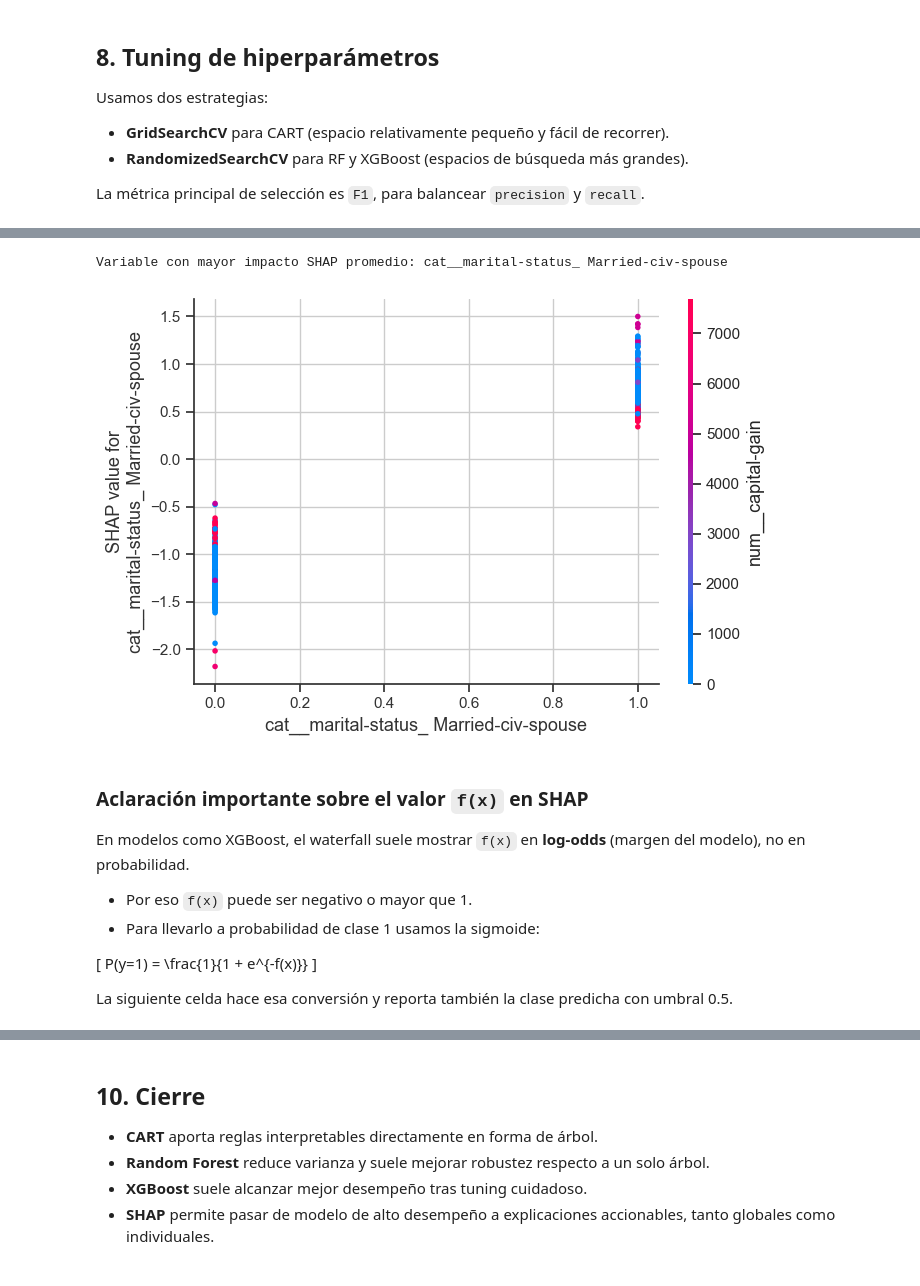
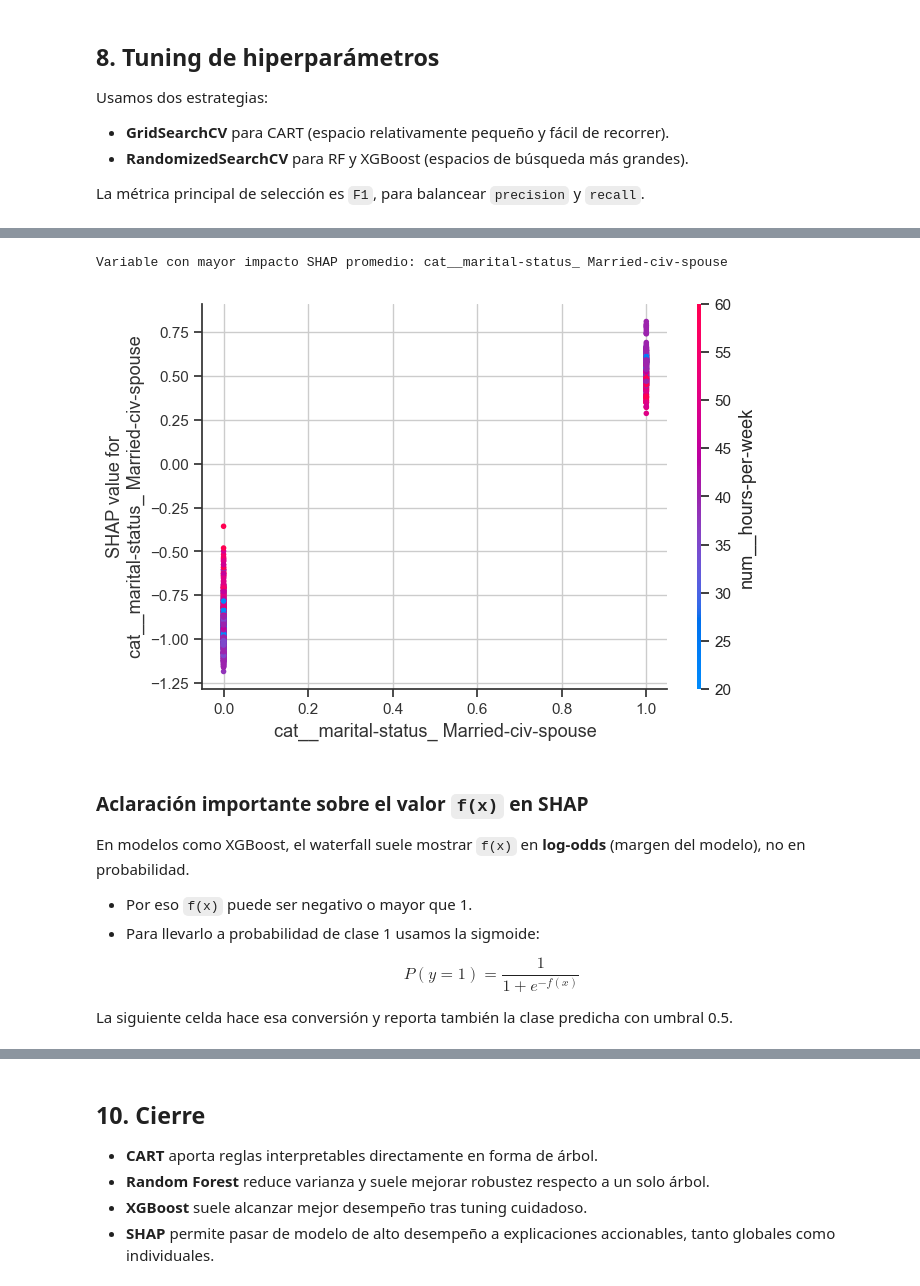
Before and after one commit to santineiraher/HE2_Consultor-a_IA_Responsable, a Jupyter notebook: Semana 05/scripts/HE2_boosting_clasificacion.ipynb, the cells around one changed output, grey strips where cells are left out. Saved outputs shown, nothing was run; the diff lists cells and outputs as text; code cells hidden in the pictures.

```diff
--- a/Semana 05/scripts/HE2_boosting_clasificacion.ipynb
+++ b/Semana 05/scripts/HE2_boosting_clasificacion.ipynb
@@ -214,7 +223,6 @@ models = {
         n_jobs=-1,
     ),
     "xgb": XGBClassifier(
-        objective="binary:logistic",
         eval_metric="logloss",
         random_state=RANDOM_STATE,
         n_estimators=300,
@@ -223,7 +231,8 @@ models = {
         subsample=0.9,
         colsample_bytree=0.9,
         reg_lambda=1.0,
-        n_jobs=-1,
+        n_jobs=-1,  objective="binary:logistic",
+
     ),
 }
 
@@ -476,0 +559,29 @@ SHAP preparado para visualización.
+# %%
+X_train_proc = best_preprocess.transform(X_train)
+X_test_proc = best_preprocess.transform(X_test)
+feature_names = best_preprocess.get_feature_names_out()
+
+if sparse.issparse(X_train_proc):
+    X_train_proc = X_train_proc.toarray()
+if sparse.issparse(X_test_proc):
+    X_test_proc = X_test_proc.toarray()
+
+# Submuestra para acelerar SHAP si el set es grande
+n_shap = min(1500, X_test_proc.shape[0])
+idx_eval = np.random.RandomState(RANDOM_STATE).choice(
+    X_test_proc.shape[0],
+    size=n_shap,
+    replace=False)
+X_eval_proc = X_test_proc[idx_eval]
+
+explainer = shap.TreeExplainer(best_model)
+shap_values = explainer.shap_values(X_eval_proc)
+
+if isinstance(shap_values, list):
+    shap_values_for_class_1 = shap_values[1]
+    expected_value = explainer.expected_value[1]
+else:
+    shap_values_for_class_1 = shap_values
+    expected_value = explainer.expected_value
+
+print("SHAP preparado para visualización.")
@@ -520,21 +637,21 @@ shap.plots.waterfall(local_explanation, max_display=15)
 # %%
 # 9.4 SHAP Dependence Plot (complemento recomendado)
 mean_abs_shap = np.abs(shap_values_for_class_1).mean(axis=0)
 top_idx = int(np.argmax(mean_abs_shap))
 top_feature = feature_names[top_idx]
 
 print("Variable con mayor impacto SHAP promedio:", top_feature)
 
 shap.dependence_plot(
     top_idx,
     shap_values_for_class_1,
     X_eval_proc,
     feature_names=feature_names,
-    interaction_index="auto",
+    # interaction_index="auto",
 )
 # %% [output]
 Variable con mayor impacto SHAP promedio: cat__marital-status_ Married-civ-spouse
-[figure, old version]
+[figure, new version]
 # %% [markdown]
 ### Aclaración importante sobre el valor `f(x)` en SHAP
 
@@ -543,9 +660,9 @@ En modelos como XGBoost, el waterfall suele mostrar `f(x)` en **log-odds** (marg
 - Por eso `f(x)` puede ser negativo o mayor que 1.
 - Para llevarlo a probabilidad de clase 1 usamos la sigmoide:
 
-\[
+$$
 P(y=1) = \frac{1}{1 + e^{-f(x)}}
-\]
+$$
 
 La siguiente celda hace esa conversión y reporta también la clase predicha con umbral 0.5.
 # %%
```
Also changed, not shown: parts of 20 cells of this notebook.
